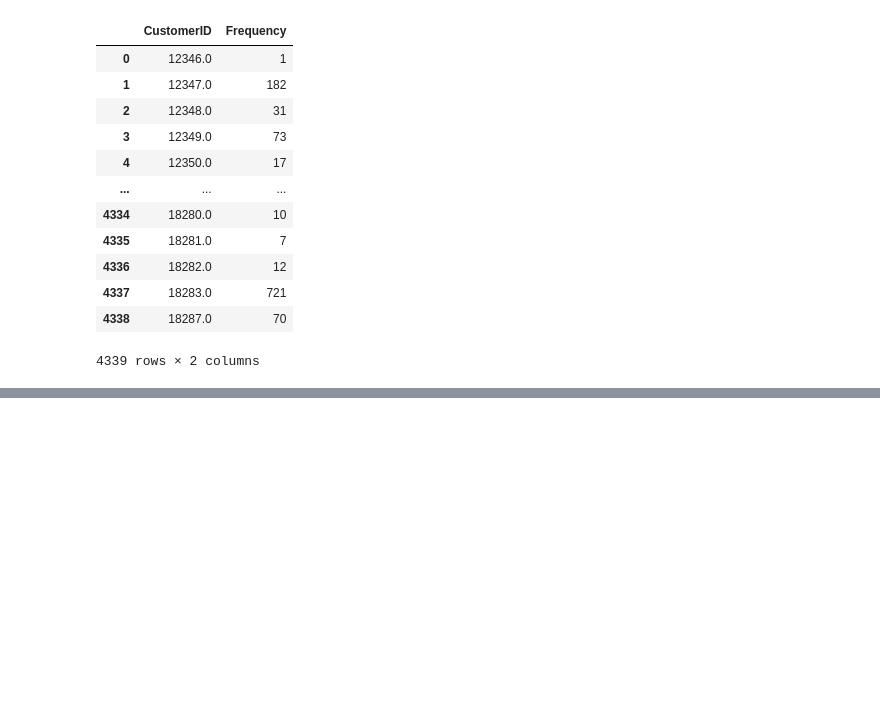
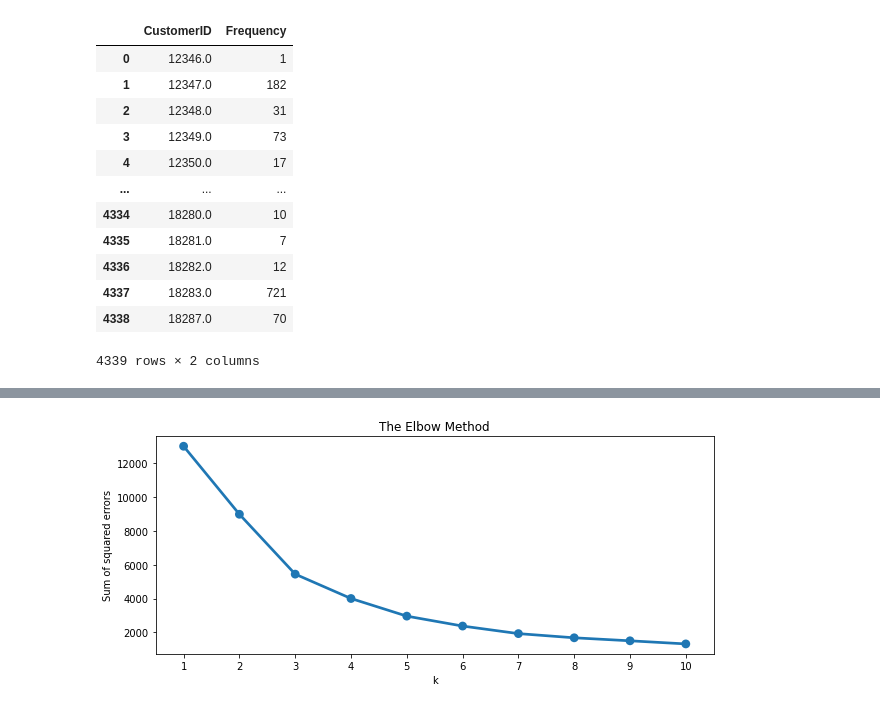
Before and after one commit to Raysk1/machineLearning, a Jupyter notebook: PROYECTO_02_FRANCO_GARCIA_OSCAR.ipynb, the cells around one changed output, grey strips where cells are left out. Cells and saved outputs as stored; diff of their text form; code cells hidden in the pictures; blank space fills up the shorter version.

```diff
--- a/PROYECTO_02_FRANCO_GARCIA_OSCAR.ipynb
+++ b/PROYECTO_02_FRANCO_GARCIA_OSCAR.ipynb
@@ -311,0 +240,4 @@ df_rfm[['CustomerID', 'RFM_Score', 'Customer_segment']].head(20)
+# %%
+#Calculando RFM Score
+df_rfm['RFM_Score'] = df_rfm.r_quartile.astype(str)+ df_rfm.f_quartile.astype(str) + df_rfm.m_quartile.astype(str)
+df_rfm.head()
@@ -311,0 +263,4 @@ df_rfm[['CustomerID', 'RFM_Score', 'Customer_segment']].head(20)
+# %%
+#Tomando los datos necesarios
+df1 = df_rfm.drop(['r_quartile' , 'f_quartile', 'm_quartile', 'RFM_Score','CustomerID'], axis= 1)
+display(df1)
@@ -311,0 +281,4 @@ df_rfm[['CustomerID', 'RFM_Score', 'Customer_segment']].head(20)
+# %%
+#Normalizando los datos
+scaled_data = StandardScaler().fit_transform(df1)
+scaled_data
@@ -311,0 +293,4 @@ df_rfm[['CustomerID', 'RFM_Score', 'Customer_segment']].head(20)
+# %%
+#Convirtiendo los datos a un dataframe
+scaled_data = pd.DataFrame(scaled_data, columns =df1.columns, index = df1.index)
+scaled_data
@@ -311,0 +311,20 @@ df_rfm[['CustomerID', 'RFM_Score', 'Customer_segment']].head(20)
+# %%
+
+#Usando the Elbow Method para saber la cantidad optima de clusters
+sse = {}
+#entrenando KMeans y calculando el SSE para cada k
+for k in range(1, 11):
+    kmeans = KMeans(n_clusters=k, random_state=0)
+    kmeans.fit(scaled_data)
+    #asignando la suma de las distancias cuadradas para cada elemento k del diccionario
+    sse[k] = kmeans.inertia_
+
+# graficando The Elbow Method
+plt.figure(figsize=(10,4))
+plt.title('The Elbow Method')
+plt.xlabel('k');
+plt.ylabel('Sum of squared errors')
+sns.pointplot(x=list(sse.keys()), y=list(sse.values()))
+plt.show()
+# %% [output]
+[figure, added]
```
Also changed, not shown: parts of 23 cells of this notebook.
